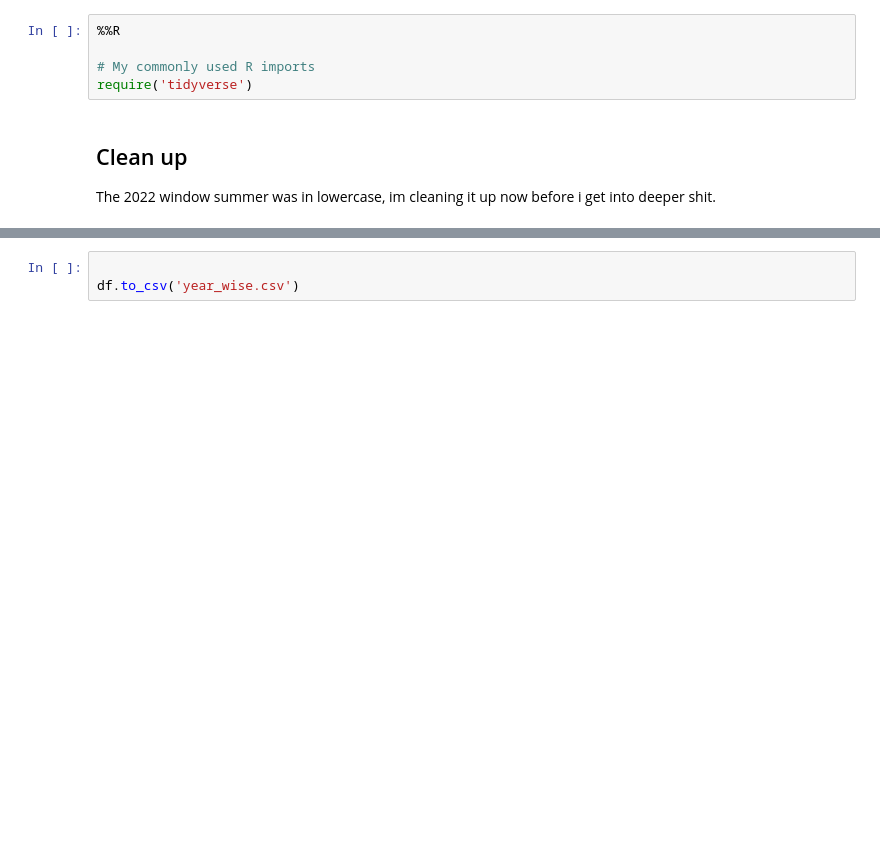
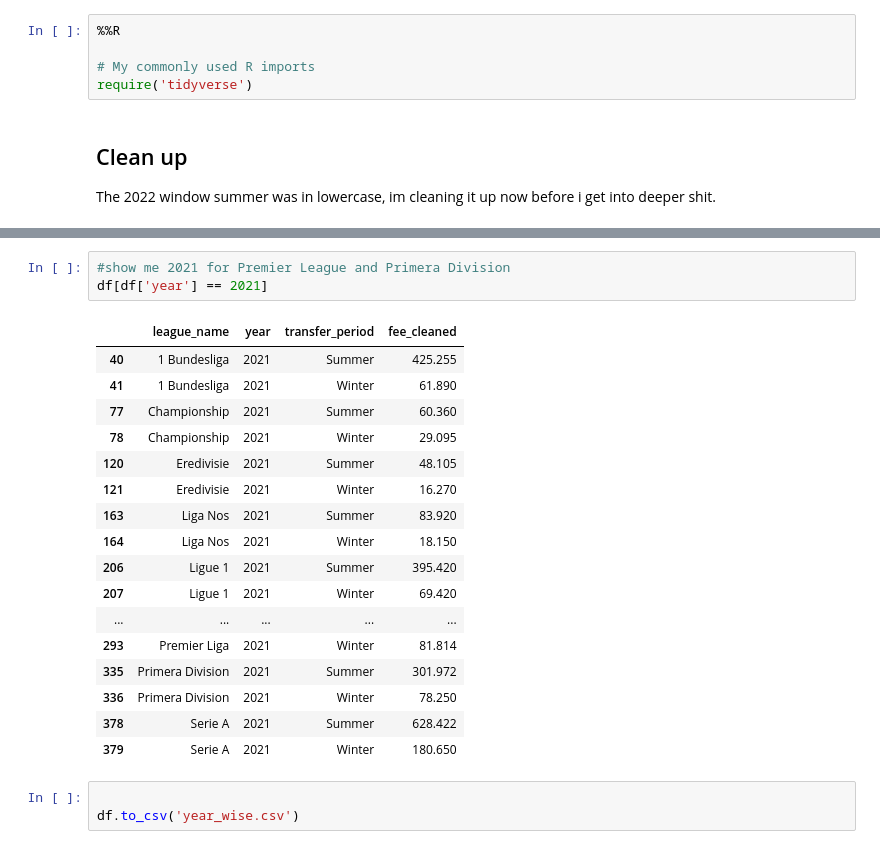
Before and after one commit to AhanPenkar/transfer-analysis, a Jupyter notebook: plot.ipynb, the cells around one changed output, grey strips where cells are left out. Cells and saved outputs as stored; diff of their text form; blank space fills up the shorter version.

```diff
--- a/plot.ipynb
+++ b/plot.ipynb
@@ -72,3 +91,24 @@ df['transfer_period'] = df['transfer_period'].replace('summer', 'Summer')
+# %%
+#show me 2021 for Premier League and Primera Division
+df[df['year'] == 2021]
+# %% [output]
+|  | league_name | year | transfer_period | fee_cleaned |
+| 40 | 1 Bundesliga | 2021 | Summer | 425.255 |
+| 41 | 1 Bundesliga | 2021 | Winter | 61.890 |
+| 77 | Championship | 2021 | Summer | 60.360 |
+| 78 | Championship | 2021 | Winter | 29.095 |
+| 120 | Eredivisie | 2021 | Summer | 48.105 |
+| 121 | Eredivisie | 2021 | Winter | 16.270 |
+| 163 | Liga Nos | 2021 | Summer | 83.920 |
+| 164 | Liga Nos | 2021 | Winter | 18.150 |
+| 206 | Ligue 1 | 2021 | Summer | 395.420 |
+| 207 | Ligue 1 | 2021 | Winter | 69.420 |
+| ... | ... | ... | ... | ... |
+| 293 | Premier Liga | 2021 | Winter | 81.814 |
+| 335 | Primera Division | 2021 | Summer | 301.972 |
+| 336 | Primera Division | 2021 | Winter | 78.250 |
+| 378 | Serie A | 2021 | Summer | 628.422 |
+| 379 | Serie A | 2021 | Winter | 180.650 |
 # %%
 
 df.to_csv('year_wise.csv')
```
Also changed, not shown: parts of 17 cells of this notebook, 4 other files.
